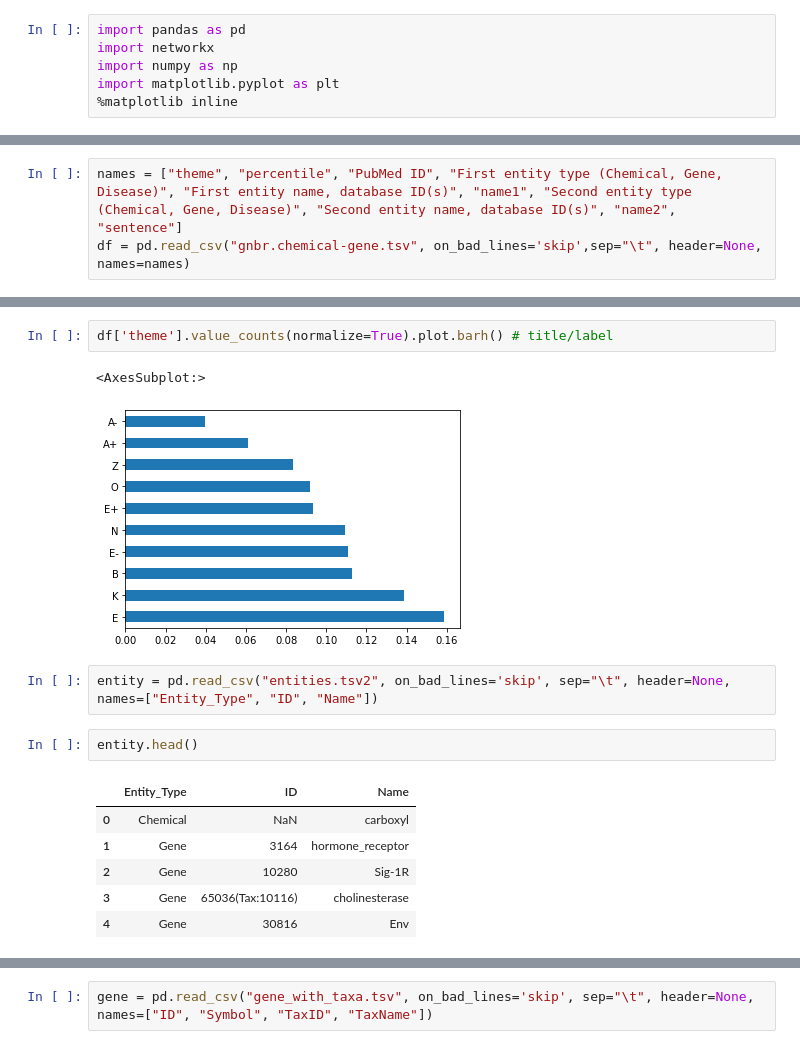
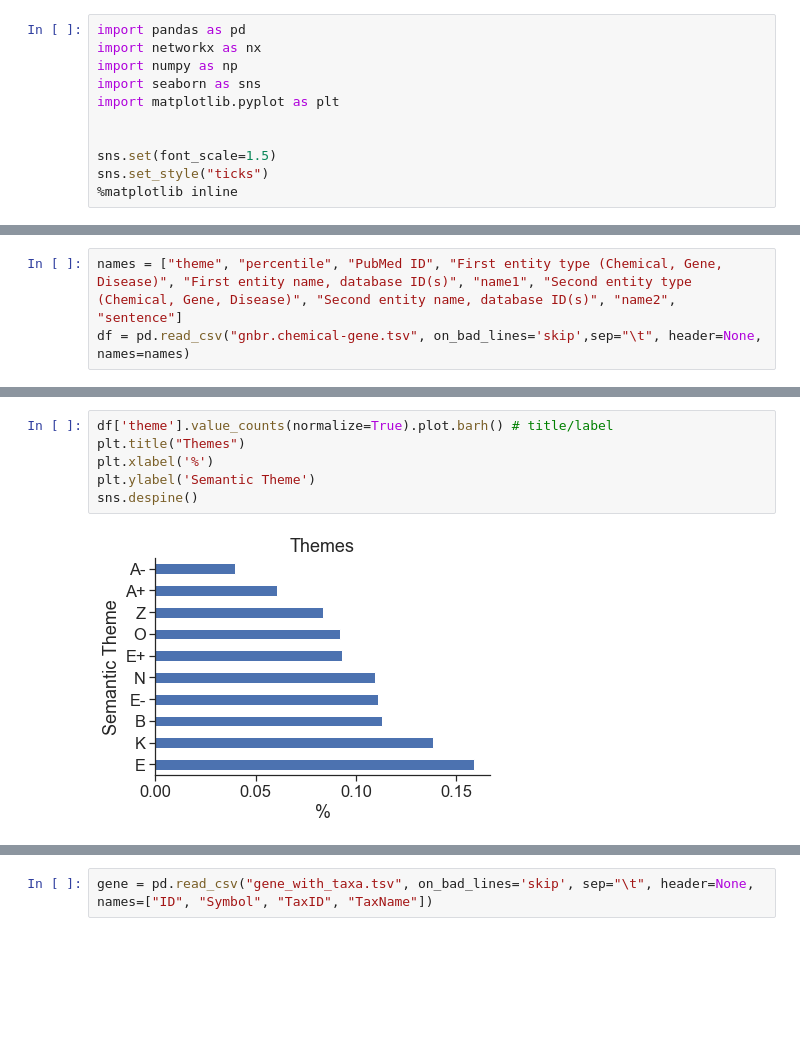
Before and after one commit to yche-sflscientific/GNBR_demo, a Jupyter notebook: gnbr_explore.ipynb, the cells around one changed output, grey strips where cells are left out. Cells and saved outputs as stored; diff of their text form; blank space fills up the shorter version.

Commit message:
add section header and context

```diff
--- a/gnbr_explore.ipynb
+++ b/gnbr_explore.ipynb
@@ -1,8 +1,13 @@
 # %%
 import pandas as pd
-import networkx
+import networkx as nx
 import numpy as np
+import seaborn as sns
 import matplotlib.pyplot as plt
+
+
+sns.set(font_scale=1.5)
+sns.set_style("ticks")
 %matplotlib inline
 # %% [markdown]
 ### Processing GNBR requires extra datasets
@@ -48,17 +89,9 @@ df.head()
 ![title](nihms-1061181-f0001.jpg)
 # %%
 df['theme'].value_counts(normalize=True).plot.barh() # title/label
+plt.title("Themes")
+plt.xlabel('%')
+plt.ylabel('Semantic Theme')
+sns.despine()
 # %% [output]
-<AxesSubplot:>
-[figure, old version]
+[figure, new version]
-# %%
-entity = pd.read_csv("entities.tsv2", on_bad_lines='skip', sep="\t", header=None, names=["Entity_Type", "ID", "Name"])
-# %%
-entity.head()
-# %% [output]
-|  | Entity_Type | ID | Name |
-| 0 | Chemical | NaN | carboxyl |
-| 1 | Gene | 3164 | hormone_receptor |
-| 2 | Gene | 10280 | Sig-1R |
-| 3 | Gene | 65036(Tax:10116) | cholinesterase |
-| 4 | Gene | 30816 | Env |
```
Also changed, not shown: parts of 12 cells of this notebook.
